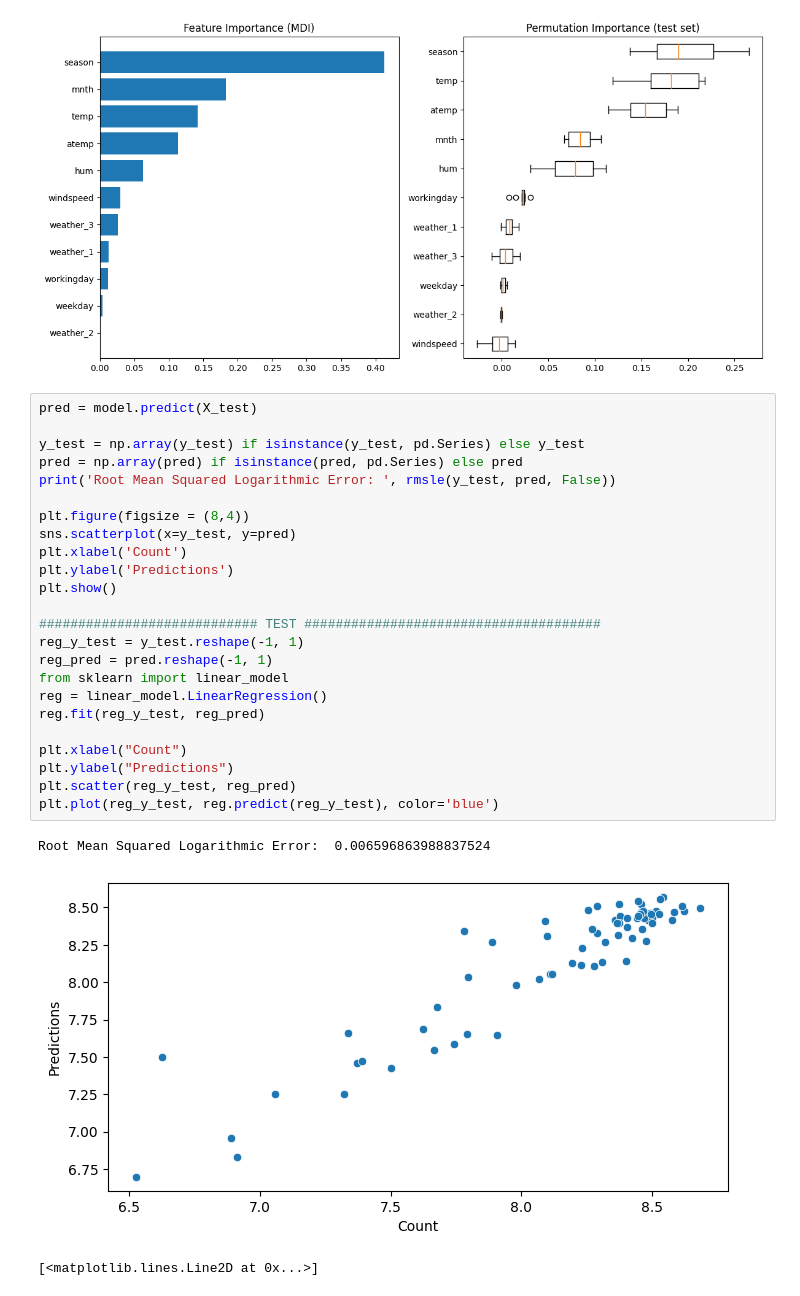
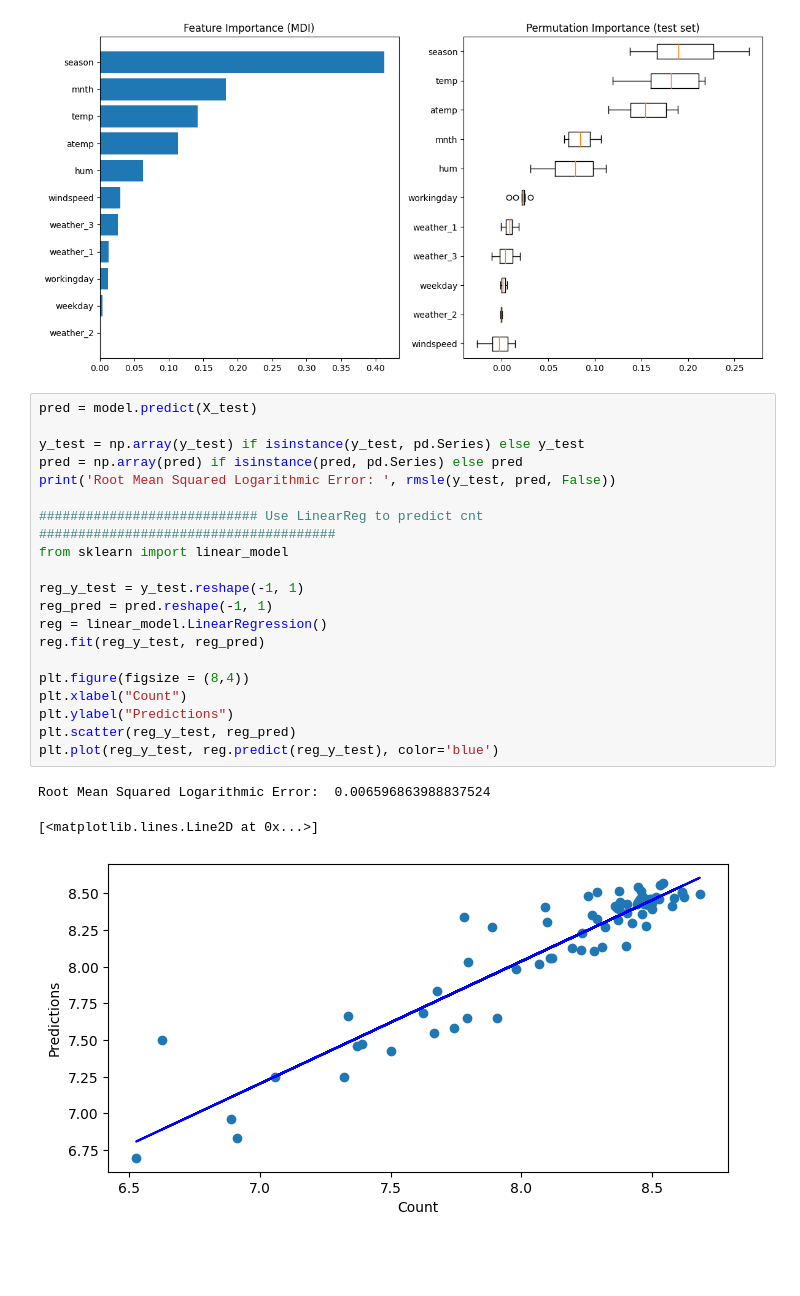
Before and after one commit to OdedHellman/Bike-Sharing-Demand---Kaggle-Competition, a Jupyter notebook: competition_notebook.ipynb, the cells around one changed output. Drawn from its saved outputs; the diff is of its cells as text; blank space fills up the shorter version.

```diff
--- a/competition_notebook.ipynb
+++ b/competition_notebook.ipynb
@@ -543,28 +540,24 @@ plt.show()
 # %%
 pred = model.predict(X_test)
 
 y_test = np.array(y_test) if isinstance(y_test, pd.Series) else y_test
 pred = np.array(pred) if isinstance(pred, pd.Series) else pred
 print('Root Mean Squared Logarithmic Error: ', rmsle(y_test, pred, False))
 
-plt.figure(figsize = (8,4))
-sns.scatterplot(x=y_test, y=pred)
-plt.xlabel('Count')
-plt.ylabel('Predictions')
-plt.show()
+############################ Use LinearReg to predict cnt ######################################
+from sklearn import linear_model
 
-############################ TEST ######################################
 reg_y_test = y_test.reshape(-1, 1)
 reg_pred = pred.reshape(-1, 1)
-from sklearn import linear_model
 reg = linear_model.LinearRegression()
 reg.fit(reg_y_test, reg_pred)
 
+plt.figure(figsize = (8,4))
 plt.xlabel("Count")
 plt.ylabel("Predictions")
 plt.scatter(reg_y_test, reg_pred)
 plt.plot(reg_y_test, reg.predict(reg_y_test), color='blue')
 # %% [output]
 Root Mean Squared Logarithmic Error:  0.006596863988837524
+[<matplotlib.lines.Line2D at 0x...>]
-[figure, old version]
+[figure, new version]
-[<matplotlib.lines.Line2D at 0x...>]
```
Also changed, not shown: parts of 4 cells of this notebook.
